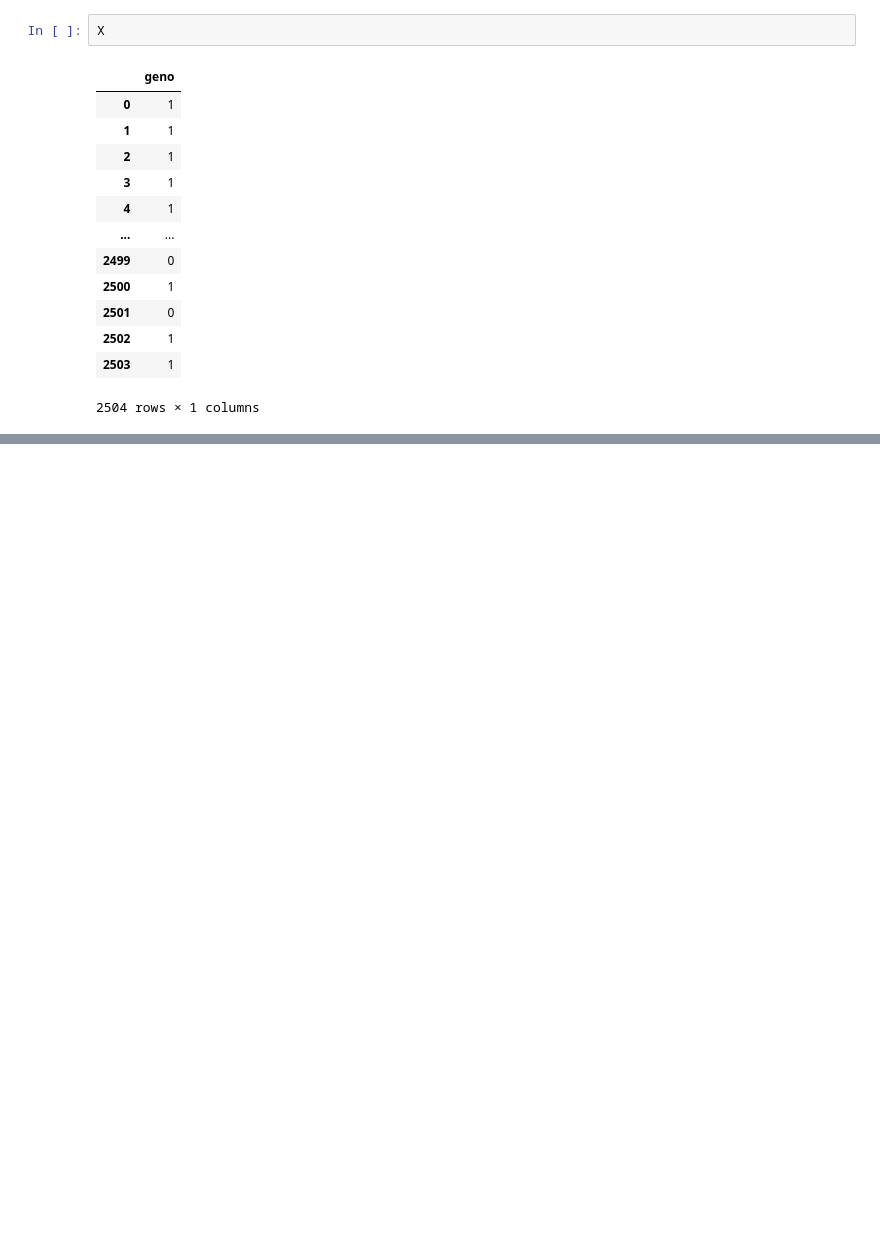
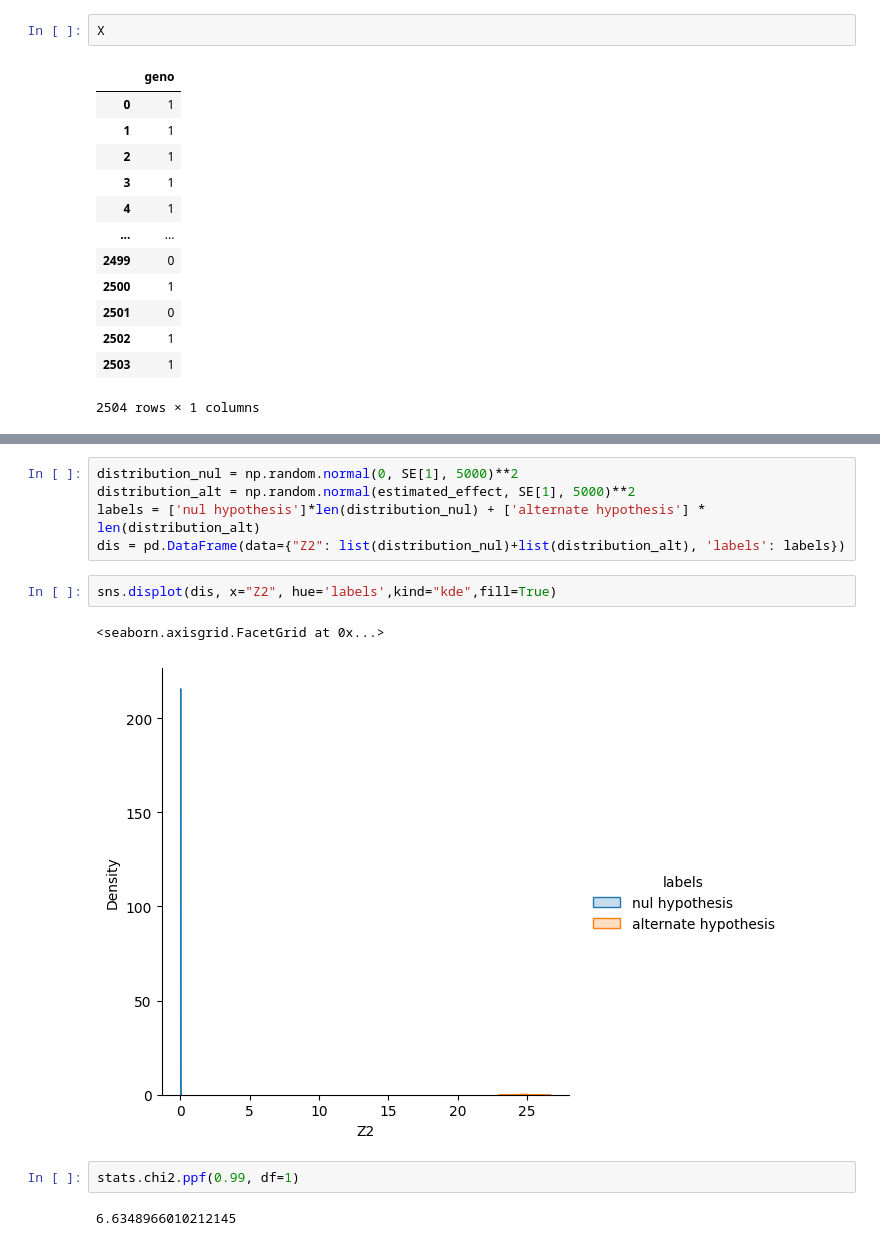
Before and after one commit to mat2m10/powercontrol, a Jupyter notebook: power.ipynb, the cells around one changed output, grey strips where cells are left out. Drawn from its saved outputs; the diff is of its cells as text; blank space fills up the shorter version.

```diff
--- a/power.ipynb
+++ b/power.ipynb
@@ -278,0 +359,14 @@ array([8.07160799])
+# %%
+distribution_nul = np.random.normal(0, SE[1], 5000)**2
+distribution_alt = np.random.normal(estimated_effect, SE[1], 5000)**2
+labels = ['nul hypothesis']*len(distribution_nul) + ['alternate hypothesis'] * len(distribution_alt)
+dis = pd.DataFrame(data={"Z2": list(distribution_nul)+list(distribution_alt), 'labels': labels})
+# %%
+sns.displot(dis, x="Z2", hue='labels',kind="kde",fill=True)
+# %% [output]
+<seaborn.axisgrid.FacetGrid at 0x...>
+[figure, added]
+# %%
+stats.chi2.ppf(0.99, df=1)
+# %% [output]
+6.6348966010212145
```
Also changed, not shown: parts of 37 cells of this notebook.
